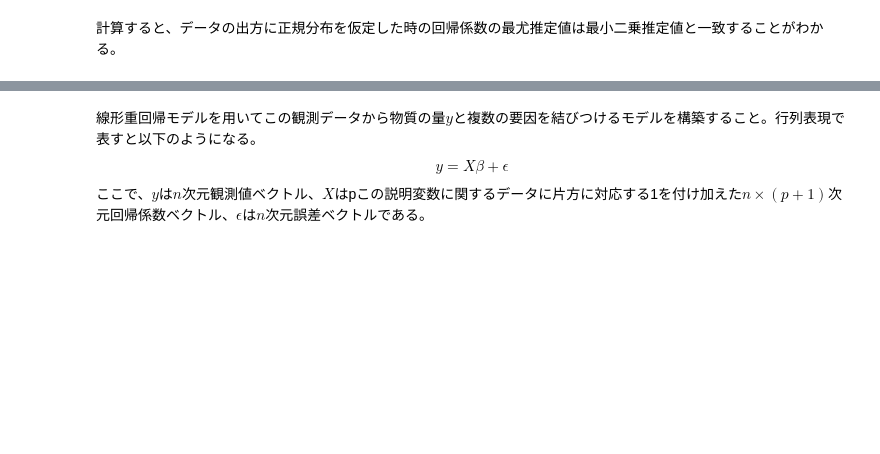
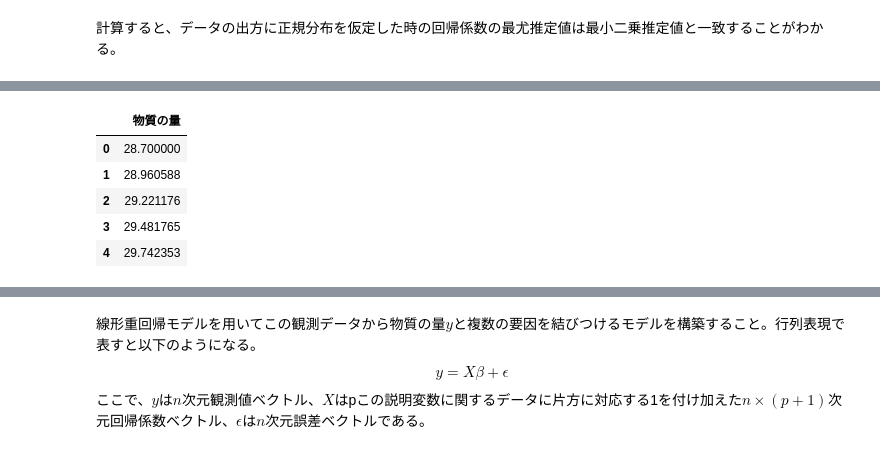
Before and after one commit to MAEA2/Introduction-of-multivariate-analysis, a Jupyter notebook: 2/index.ipynb, the cells around one changed output, grey strips where cells are left out. Saved outputs shown, nothing was run; the diff lists cells and outputs as text; code cells hidden in the pictures; blank space fills up the shorter version.

```diff
--- a/2/index.ipynb
+++ b/2/index.ipynb
@@ -170,0 +196,20 @@ data.head(5)
+# %%
+temp = [(34.1 + (52.6 - 34.1)/85*i) for i in range(1000)]
+press = [(2.3 + (4.8 - 2.3)/85*i) for i in range(1000)]
+catal = [(0.1 + (1.1 - 0.1)/85*i) for i in range(1000)]
+ph = [(6.4 + (7.8 - 6.4)/85*i) for i in range(1000)]
+y = []
+for i in range(1000):
+    y.append(0.5*temp[i]+2*press[i]+6.5*catal[i]+1*ph[i])
+
+y = pd.DataFrame({
+        "物質の量" : y
+})
+y.head(5)
+# %% [output]
+|  | 物質の量 |
+| 0 | 28.700000 |
+| 1 | 28.960588 |
+| 2 | 29.221176 |
+| 3 | 29.481765 |
+| 4 | 29.742353 |
```
Also changed, not shown: parts of 23 cells of this notebook, 2 other files.
